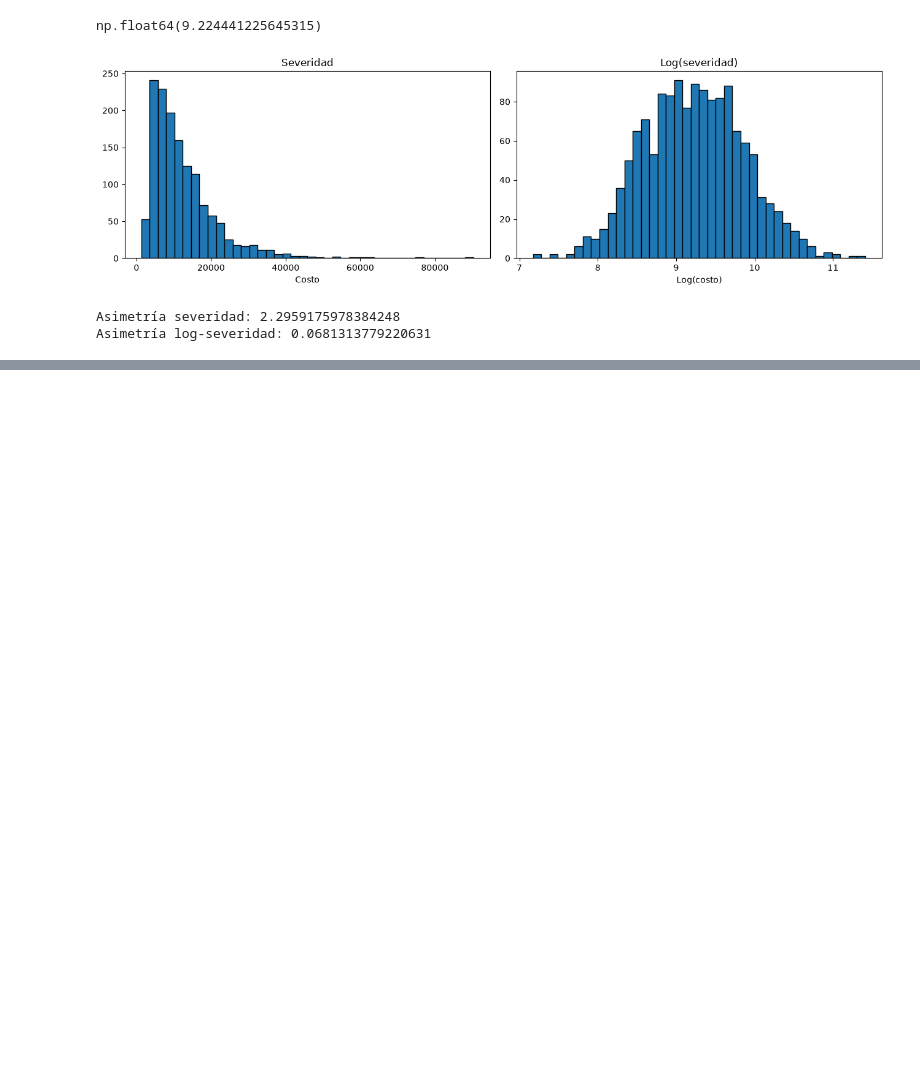
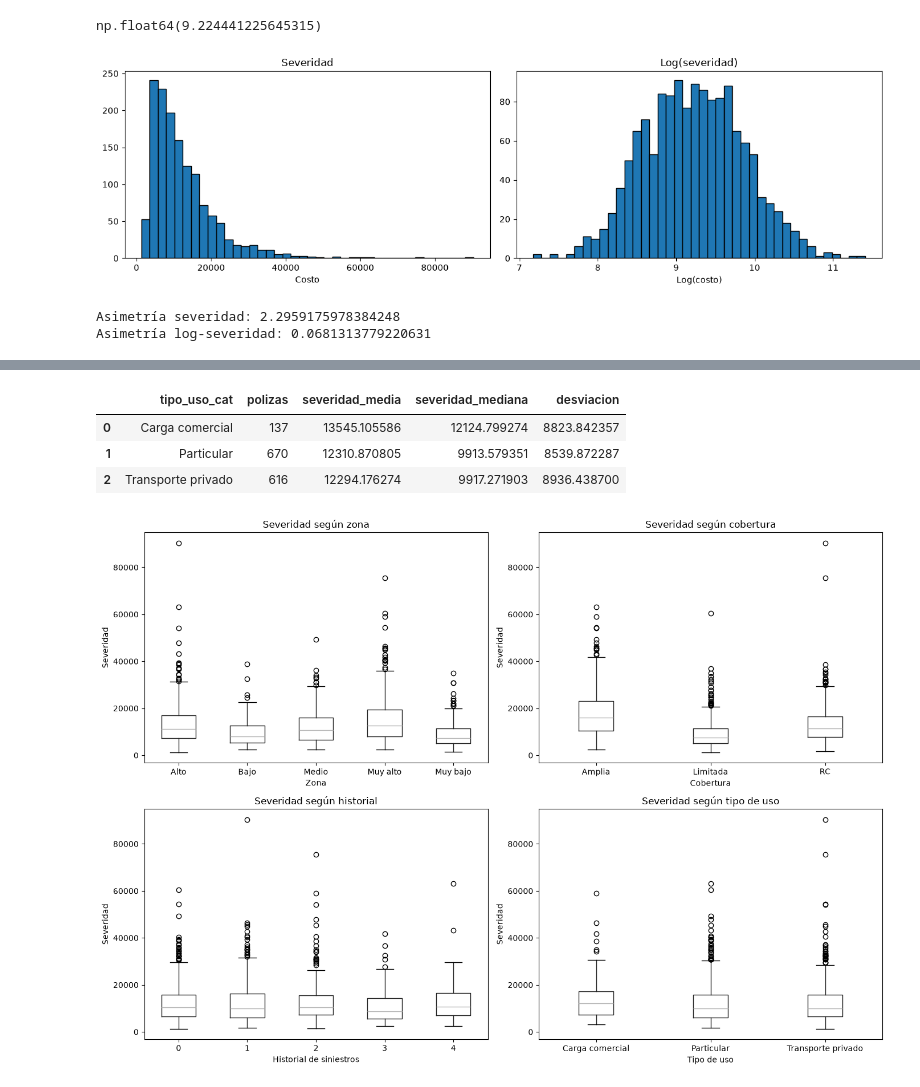
Before and after one commit to ActuarioDereckFuzz/Modelos_estadisticosvsMLvsDeep-Learning, a Jupyter notebook: notebooks/02_eda.ipynb, the cells around one changed output, grey strips where cells are left out. Drawn from its saved outputs; the diff is of its cells as text; code cells hidden in the pictures; blank space fills up the shorter version.

```diff
--- a/notebooks/02_eda.ipynb
+++ b/notebooks/02_eda.ipynb
@@ -1045,0 +1070,58 @@ Asimetría log-severidad: 0.0681313779220631
+# %%
+severity_summary(df_severity, "zona_cat")
+severity_summary(df_severity, "cobertura_cat")
+severity_summary(df_severity, "historial_siniestros")
+severity_summary(df_severity, "tipo_uso_cat")
+# %% [output]
+|  | tipo_uso_cat | polizas | severidad_media | severidad_mediana | desviacion |
+| 0 | Carga comercial | 137 | 13545.105586 | 12124.799274 | 8823.842357 |
+| 1 | Particular | 670 | 12310.870805 | 9913.579351 | 8539.872287 |
+| 2 | Transporte privado | 616 | 12294.176274 | 9917.271903 | 8936.438700 |
+# %%
+fig, axes = plt.subplots(2, 2, figsize=(14, 10))
+
+df_severity.boxplot(
+    column="severidad_promedio",
+    by="zona_cat",
+    ax=axes[0, 0],
+    grid=False
+)
+axes[0, 0].set_title("Severidad según zona")
+axes[0, 0].set_xlabel("Zona")
+axes[0, 0].set_ylabel("Severidad")
+
+df_severity.boxplot(
+    column="severidad_promedio",
+    by="cobertura_cat",
+    ax=axes[0, 1],
+    grid=False
+)
+axes[0, 1].set_title("Severidad según cobertura")
+axes[0, 1].set_xlabel("Cobertura")
+axes[0, 1].set_ylabel("Severidad")
+
+df_severity.boxplot(
+    column="severidad_promedio",
+    by="historial_siniestros",
+    ax=axes[1, 0],
+    grid=False
+)
+axes[1, 0].set_title("Severidad según historial")
+axes[1, 0].set_xlabel("Historial de siniestros")
+axes[1, 0].set_ylabel("Severidad")
+
+df_severity.boxplot(
+    column="severidad_promedio",
+    by="tipo_uso_cat",
+    ax=axes[1, 1],
+    grid=False
+)
+axes[1, 1].set_title("Severidad según tipo de uso")
+axes[1, 1].set_xlabel("Tipo de uso")
+axes[1, 1].set_ylabel("Severidad")
+
+plt.suptitle("")
+plt.tight_layout()
+plt.show()
+# %% [output]
+[figure, added]
```
Also changed, not shown: parts of 7 cells of this notebook.
